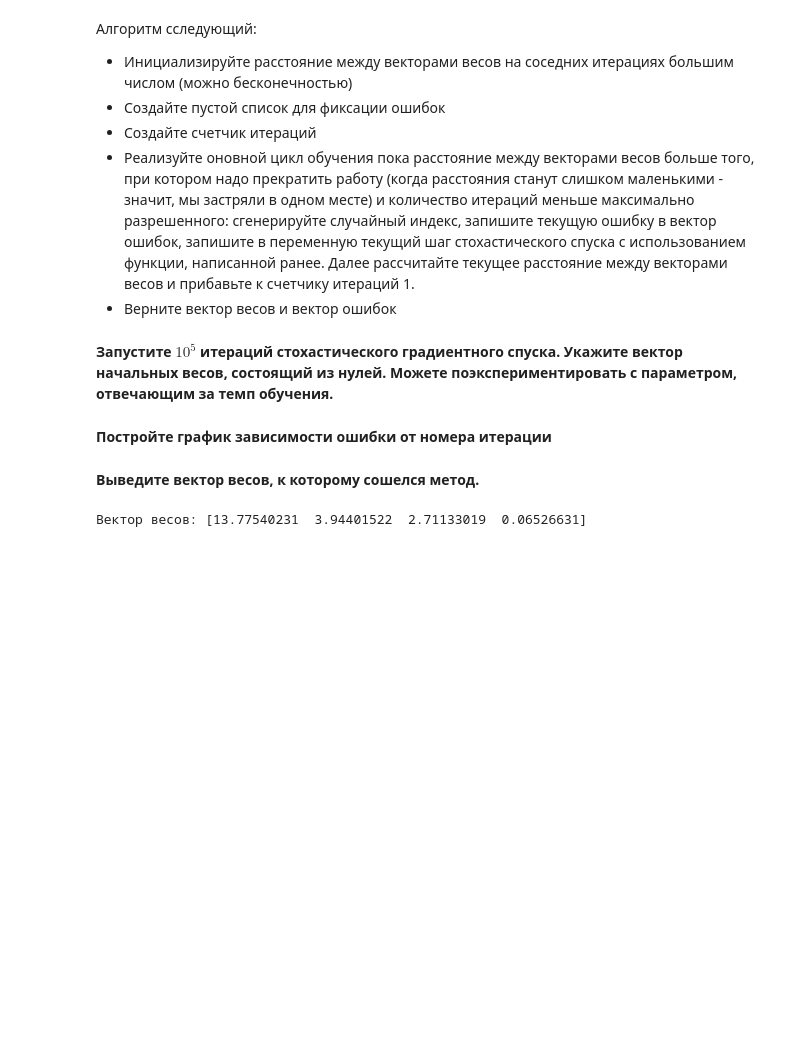
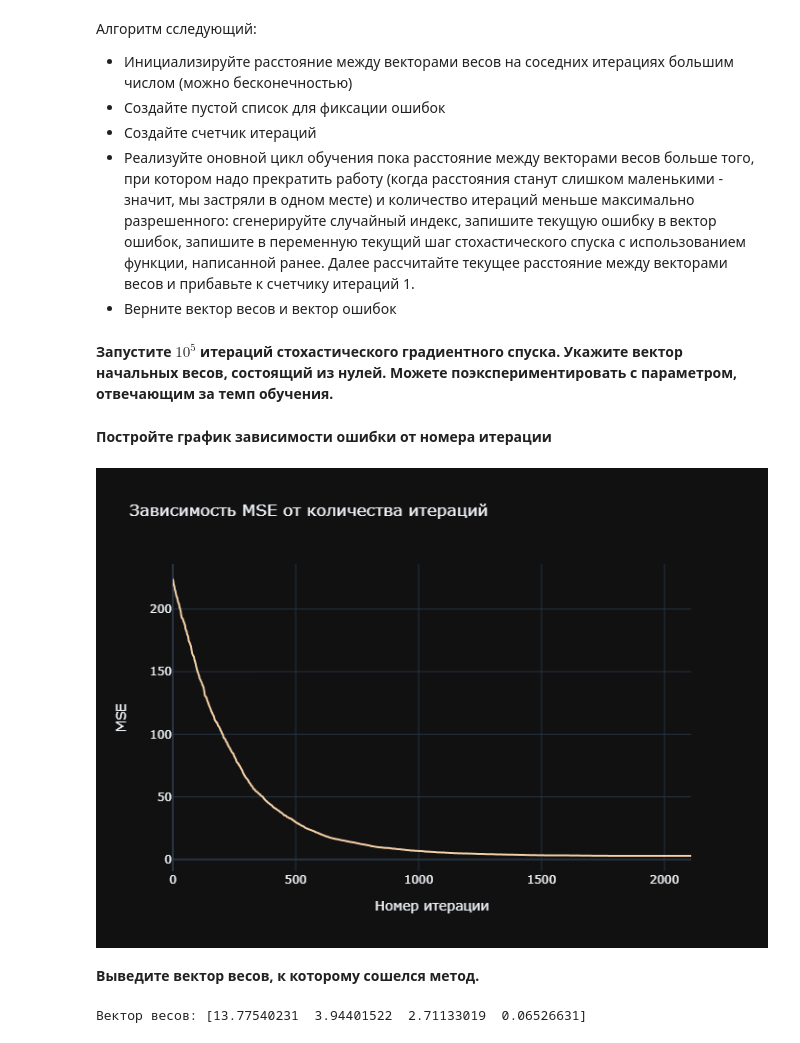
Before and after one commit to ScReameer/DS-learning, a Jupyter notebook: Math/Block-5/Module-6. Mathematical analysis III/Практика_Оптимизация.ipynb, the cells around one changed output. Saved outputs shown, nothing was run; the diff lists cells and outputs as text; code cells hidden in the pictures; blank space fills up the shorter version.

```diff
--- a/Math/Block-5/Module-6. Mathematical analysis III/Практика_Оптимизация.ipynb
+++ b/Math/Block-5/Module-6. Mathematical analysis III/Практика_Оптимизация.ipynb
@@ -255,15 +255,17 @@ weight, mse_list = stochastic_gradient_descent(
 # %%
 mse_df = pd.DataFrame(mse_list, columns=['MSE'])
 px.line(
     data_frame=mse_df,
     x=mse_df.index,
     y=mse_df['MSE'],
     labels={'index': 'Номер итерации'},
     title='Зависимость MSE от количества итераций',
     height=500,
     width=700,
     color_discrete_sequence=px.colors.carto.Redor
-).show()
+).show('png')
+# %% [output]
+[figure, added]
 # %% [markdown]
 **Выведите вектор весов, к которому сошелся метод.**
 # %%
```
